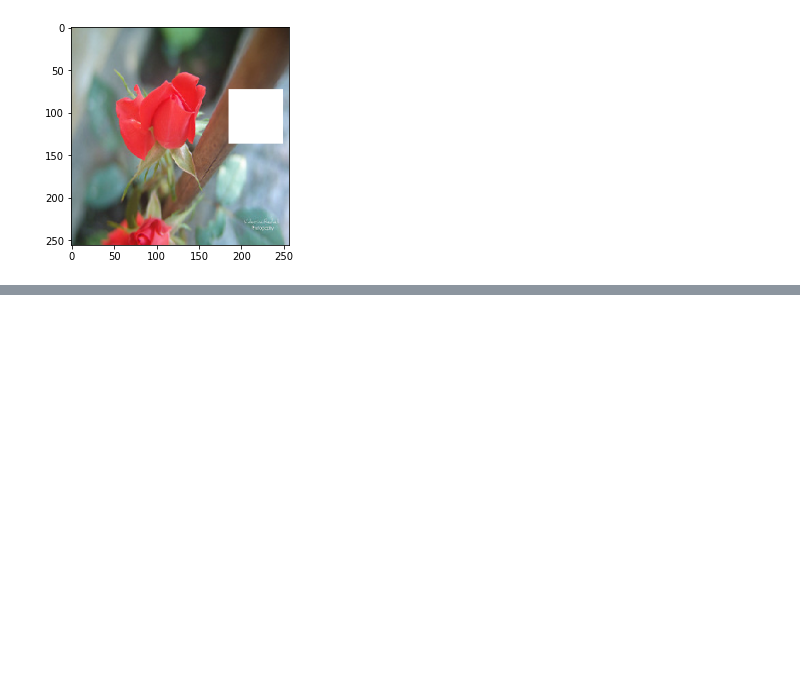
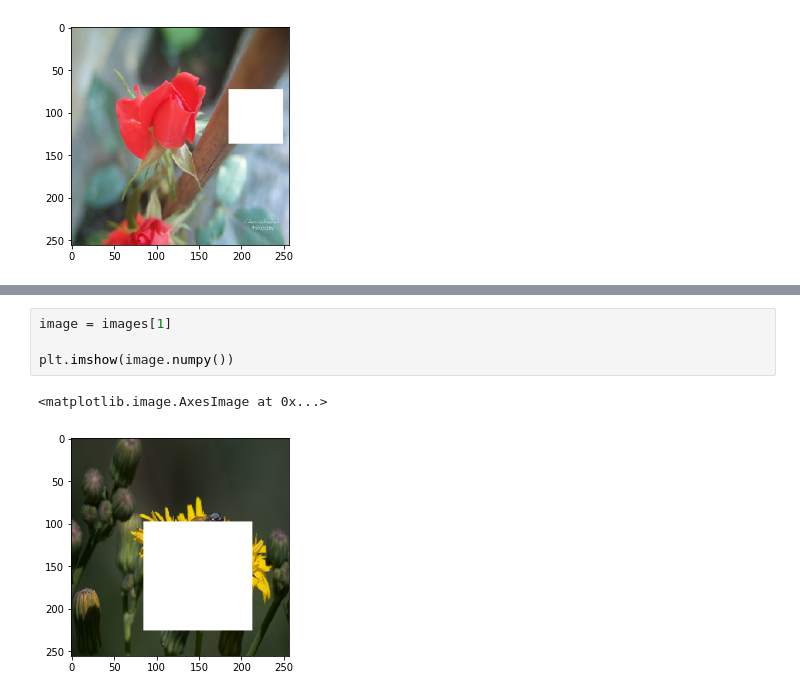
Before and after one commit to oytungunes/PythonCodeExamples, a Jupyter notebook: cutout.ipynb, the cells around one changed output, grey strips where cells are left out. Saved outputs shown, nothing was run; the diff lists cells and outputs as text; blank space fills up the shorter version.

```diff
--- a/cutout.ipynb
+++ b/cutout.ipynb
@@ -63,0 +95,7 @@ plt.imshow(image.numpy())
+# %%
+image = images[1]
+
+plt.imshow(image.numpy())
+# %% [output]
+<matplotlib.image.AxesImage at 0x...>
+[figure, added]
```
Also changed, not shown: parts of 2 cells of this notebook.
